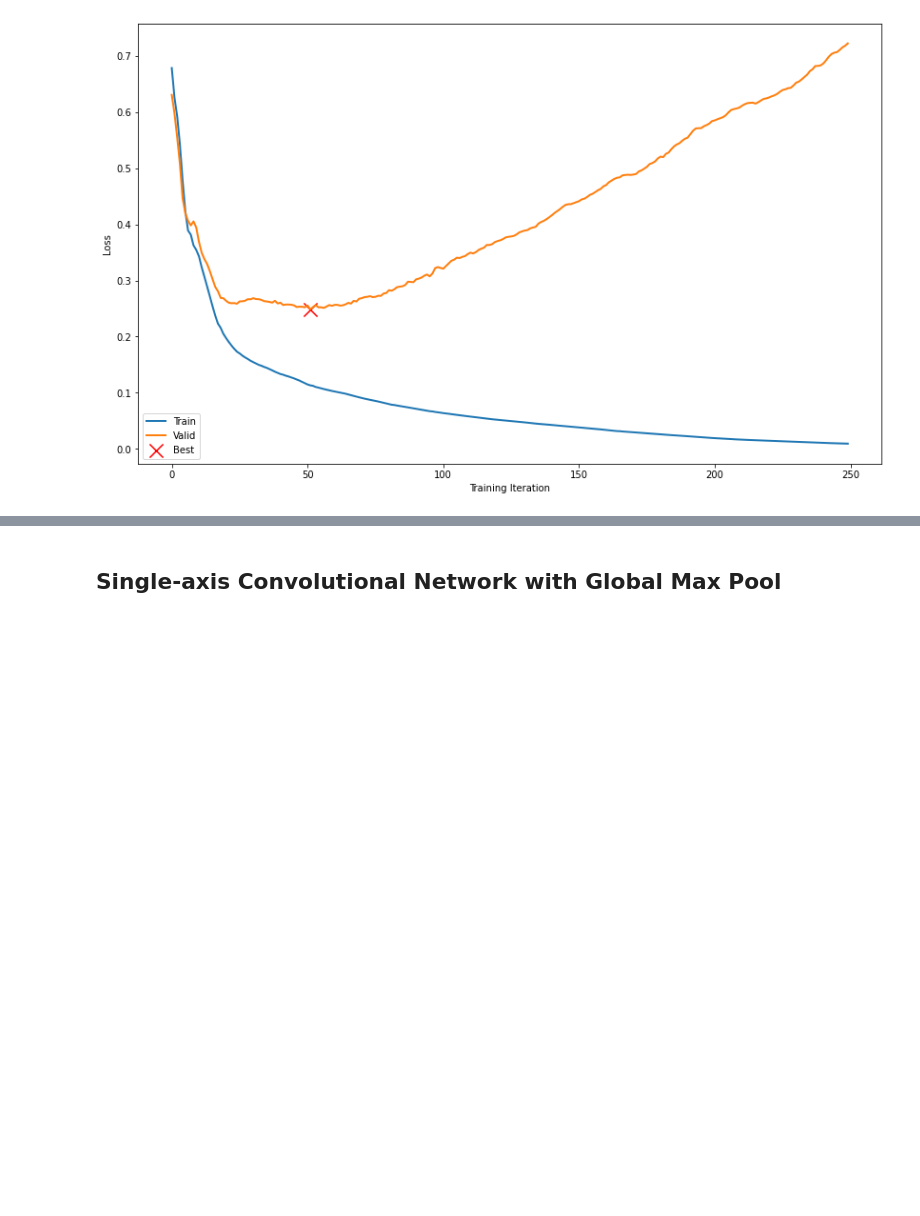
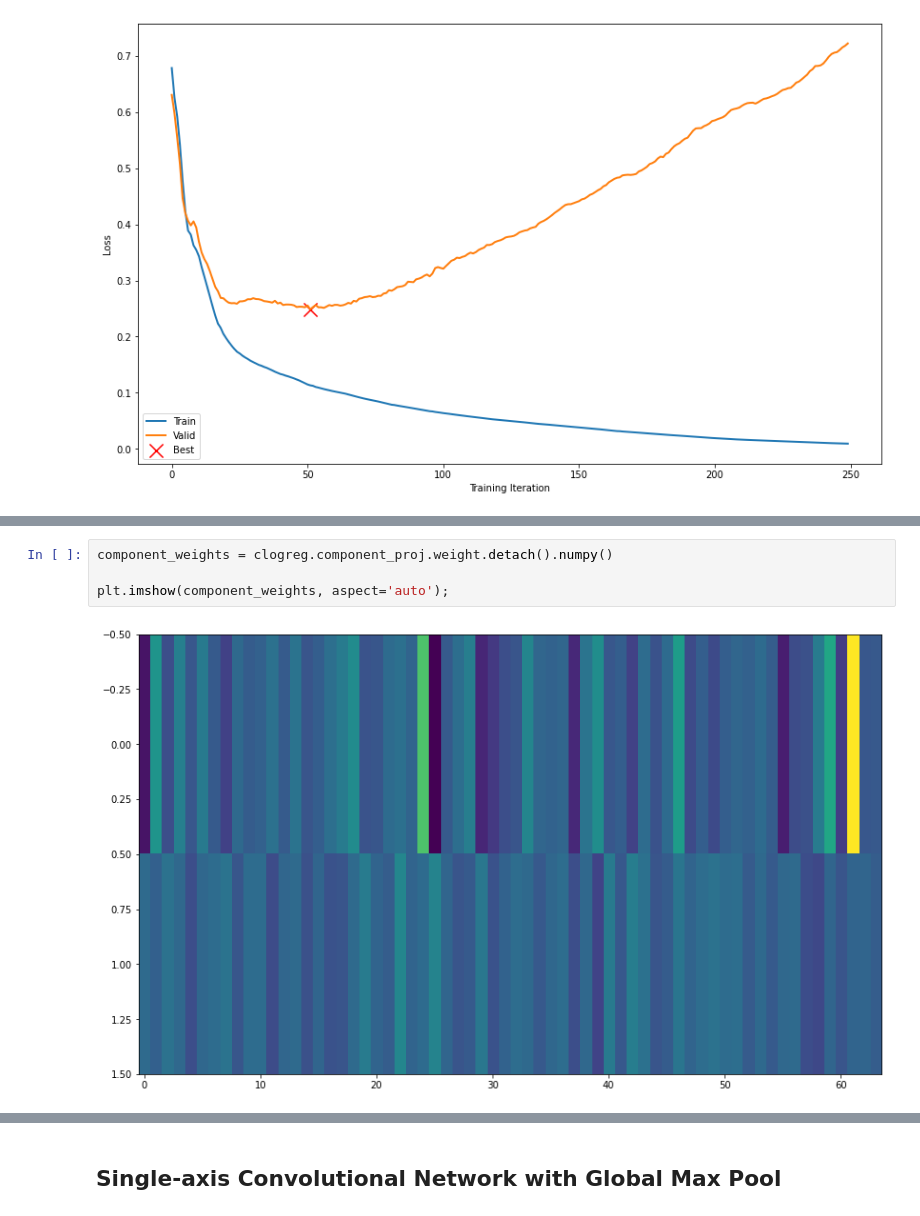
Before and after one commit to idfah/notebooks, a Jupyter notebook: eeg/p300_classification_with_biosemi_data_prep.ipynb, the cells around one changed output, grey strips where cells are left out. Drawn from its saved outputs; the diff is of its cells as text; blank space fills up the shorter version.

```diff
--- a/eeg/p300_classification_with_biosemi_data_prep.ipynb
+++ b/eeg/p300_classification_with_biosemi_data_prep.ipynb
@@ -624,0 +629,6 @@ plt.autoscale(tight=True);
+# %%
+component_weights = clogreg.component_proj.weight.detach().numpy()
+
+plt.imshow(component_weights, aspect='auto');
+# %% [output]
+[figure, added]
```
Also changed, not shown: parts of 11 cells of this notebook, 1 other file.
